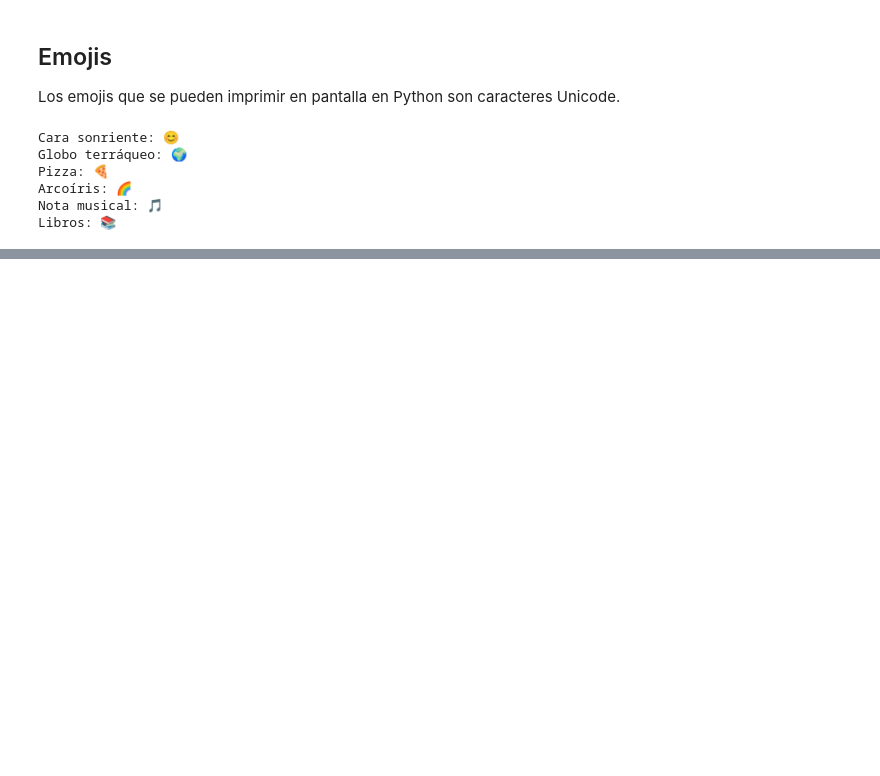
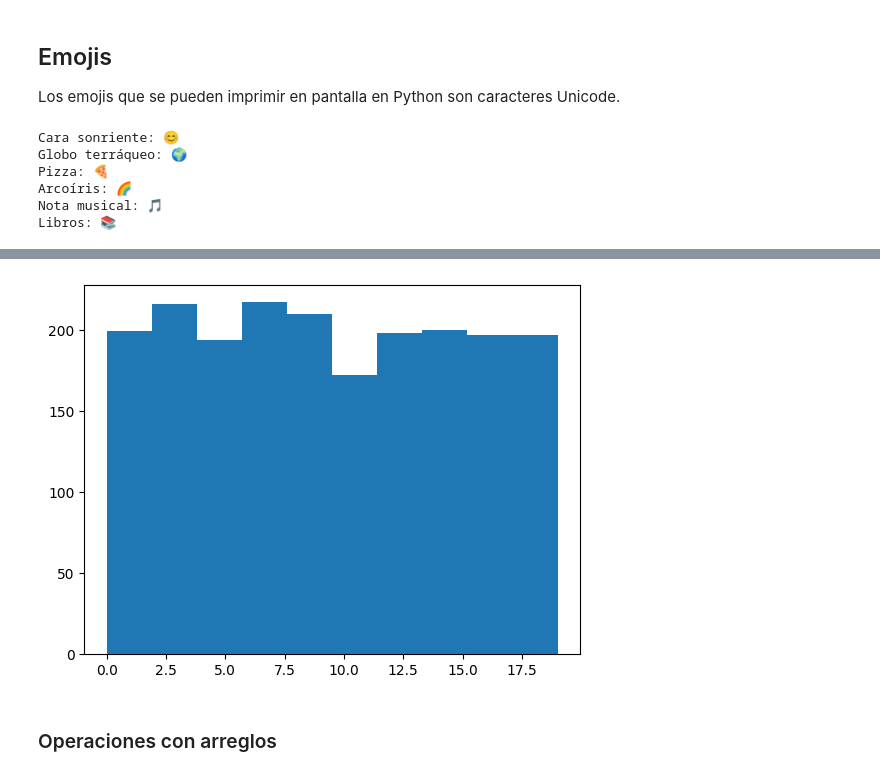
Before and after one commit to GabyPinilla/resumenes, a Jupyter notebook: Resumen_Python.ipynb, the cells around one changed output, grey strips where cells are left out. Saved outputs shown, nothing was run; the diff lists cells and outputs as text; code cells hidden in the pictures; blank space fills up the shorter version.

```diff
--- a/Resumen_Python.ipynb
+++ b/Resumen_Python.ipynb
@@ -434,0 +547,7 @@ Libros: 📚
+# %%
+plt.hist(enteros)
+plt.show()
+# %% [output]
+[figure, added]
+# %% [markdown]
+### Operaciones con arreglos
```
Also changed, not shown: parts of 42 cells of this notebook.
